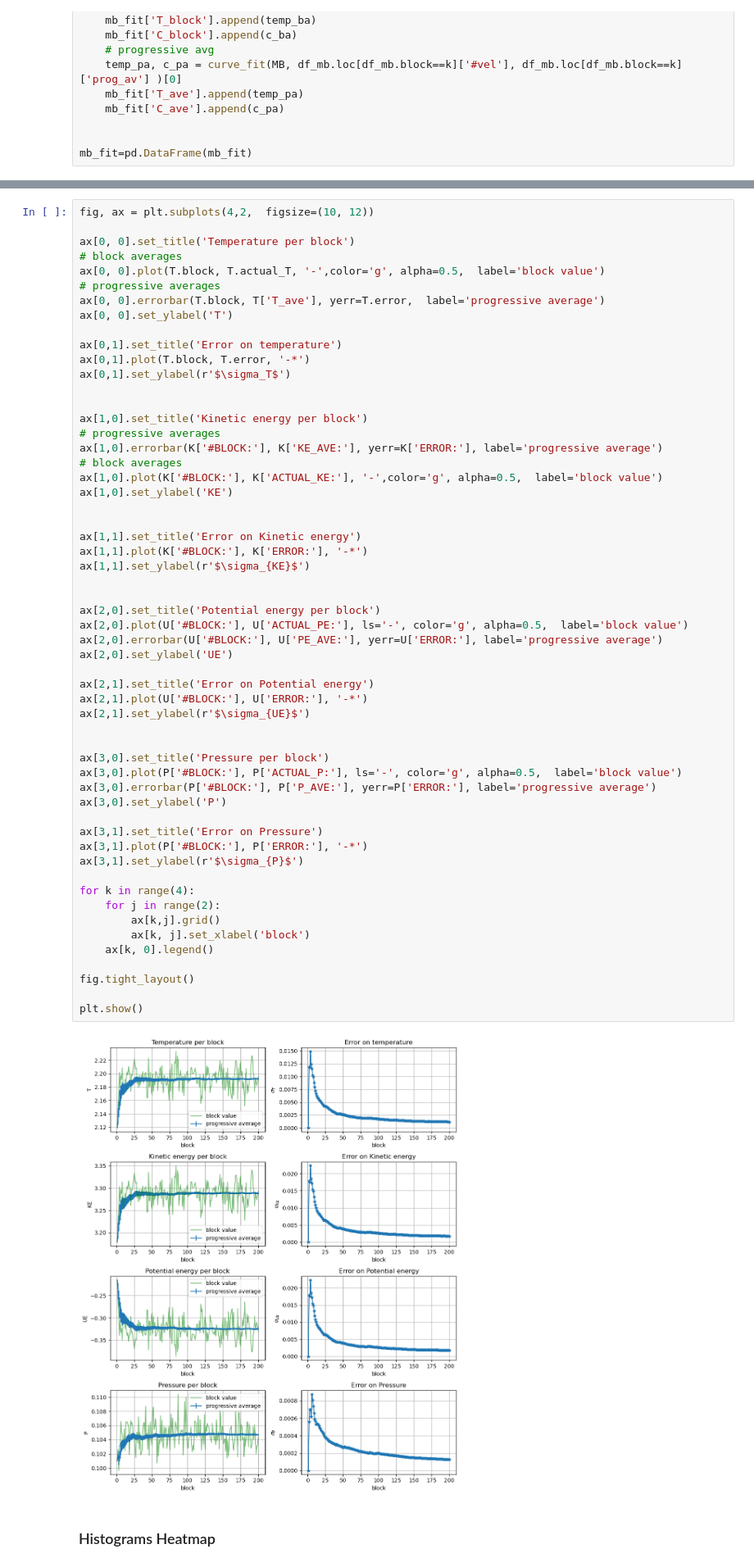
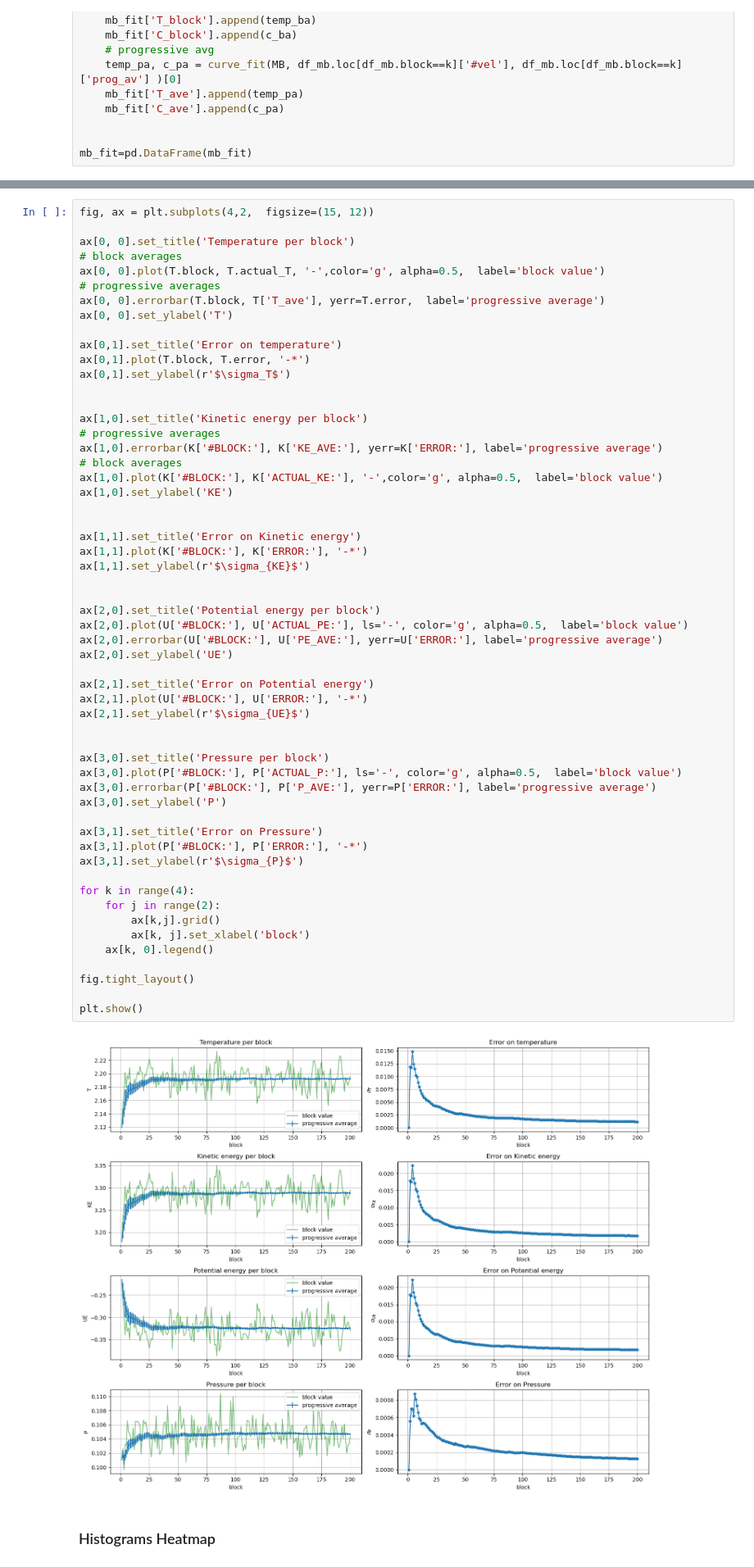
Before and after one commit to TommiDL/NumericalSimulationLab, a Jupyter notebook: es04/notebook4.ipynb, the cells around one changed output, grey strips where cells are left out. Shown at 82% size. Saved outputs shown, nothing was run; the diff lists cells and outputs as text.

```diff
--- a/es04/notebook4.ipynb
+++ b/es04/notebook4.ipynb
@@ -166,5 +179,5 @@ P=pd.read_csv('OUTPUT/distrib/MB/pressure.dat', delimiter=r"\s+")
 # %%
-fig, ax = plt.subplots(4,2,  figsize=(10, 12))
+fig, ax = plt.subplots(4,2,  figsize=(15, 12))
 
 ax[0, 0].set_title('Temperature per block')
 # block averages
@@ -193,34 +206,34 @@ ax[1,1].set_ylabel(r'$\sigma_{KE}$')
 
 ax[2,0].set_title('Potential energy per block')
 ax[2,0].plot(U['#BLOCK:'], U['ACTUAL_PE:'], ls='-', color='g', alpha=0.5,  label='block value')
 ax[2,0].errorbar(U['#BLOCK:'], U['PE_AVE:'], yerr=U['ERROR:'], label='progressive average')
 ax[2,0].set_ylabel('UE')
 
 ax[2,1].set_title('Error on Potential energy')
 ax[2,1].plot(U['#BLOCK:'], U['ERROR:'], '-*')
 ax[2,1].set_ylabel(r'$\sigma_{UE}$')
 
 
 ax[3,0].set_title('Pressure per block')
 ax[3,0].plot(P['#BLOCK:'], P['ACTUAL_P:'], ls='-', color='g', alpha=0.5,  label='block value')
 ax[3,0].errorbar(P['#BLOCK:'], P['P_AVE:'], yerr=P['ERROR:'], label='progressive average')
 ax[3,0].set_ylabel('P')
 
 ax[3,1].set_title('Error on Pressure')
 ax[3,1].plot(P['#BLOCK:'], P['ERROR:'], '-*')
 ax[3,1].set_ylabel(r'$\sigma_{P}$')
 
 for k in range(4):
     for j in range(2):
         ax[k,j].grid()
         ax[k, j].set_xlabel('block')
     ax[k, 0].legend()
 
 fig.tight_layout()
 
 plt.show()
 # %% [output]
-[figure, old version]
+[figure, new version]
 # %% [markdown]
 ### Histograms Heatmap
 # %%
```
Also changed, not shown: parts of 30 cells of this notebook, 9 other files.
